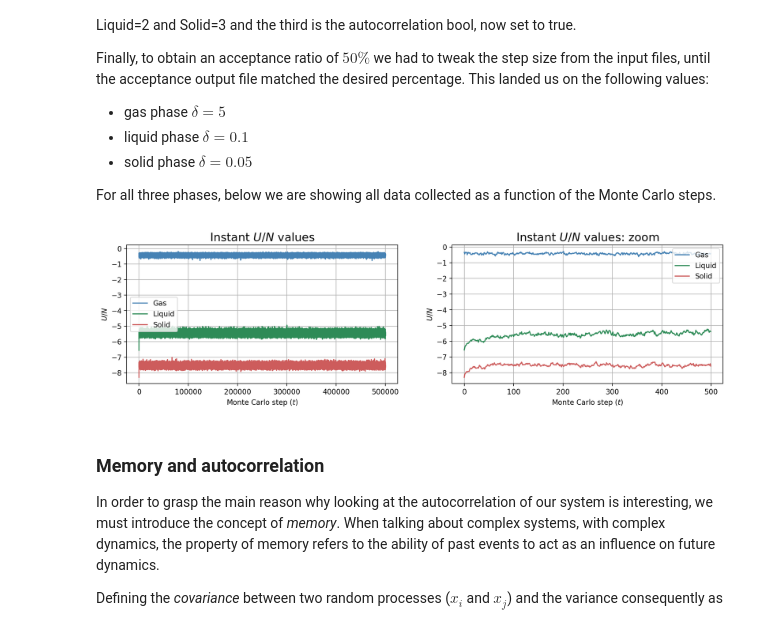
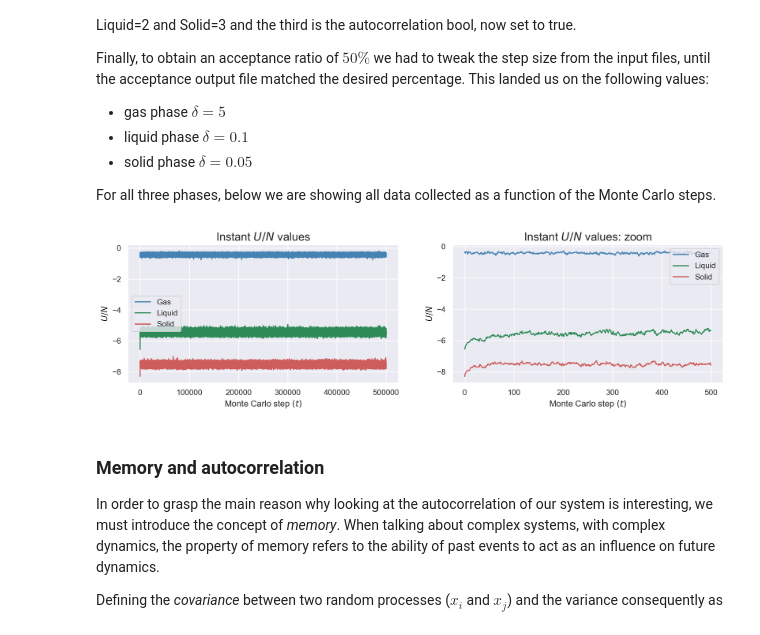
Before and after one commit to tommasoperitoree/Numerical_Simulation_Laboratory, a Jupyter notebook: LSN_07/LSN_07.ipynb, the cells around one changed output. Cells and saved outputs as stored; diff of their text form; code cells hidden in the pictures.

```diff
--- a/LSN_07/LSN_07.ipynb
+++ b/LSN_07/LSN_07.ipynb
@@ -12,6 +12,8 @@ import statsmodels.api as sm
 import numpy as np
 
 %config InlineBackend.figure_format = 'retina'
+import seaborn as sns
+sns.set_theme(style='darkgrid')
 
 phase = ["Gas" , "Liquid" , "Solid"]
 data_import = ["gas_instant" , "liquid_instant" , "solid_instant"]
@@ -84,33 +86,33 @@ For all three phases, below we are showing all data collected as a function of t
 # %%
 # instant values of potential energy
 
 fig, axs = plt.subplots(1, 2, figsize = (15, 3.5))
 
 for i in range(0,3) :
 	data_import[i] = np.loadtxt('./7.1/'+ phase[i] + '/MC_NVT/AUTOCORRELATION/potential_energy.dat', usecols=(1))
 
 	# first plot
 	axs[0].plot(data_import[i], label = phase[i], color = colors[i])
 
 	# second plot
 	axs[1].plot(data_import[i][:500], label = phase[i], color = colors[i])
 
 axs[0].set_ylabel('$U/N$')
 axs[0].set_xlabel('Monte Carlo step $(t)$')
 axs[0].legend()
-axs[0].grid()
+axs[0].grid(True)
 axs[0].set_title('Instant $U/N$ values', fontsize = 16)
 
 axs[1].set_ylabel('$U/N$')
 axs[1].set_xlabel('Monte Carlo step $(t)$')
 axs[1].legend(loc='upper right')
 
 axs[1].set_title('Instant $U/N$ values: zoom', fontsize = 16)
-axs[1].grid()
+axs[1].grid(True)
 
 plt.show()
 # %% [output]
-[figure, old version]
+[figure, new version]
 # %% [markdown]
 ### Memory and autocorrelation
 
```
Also changed, not shown: parts of 4 cells of this notebook.
